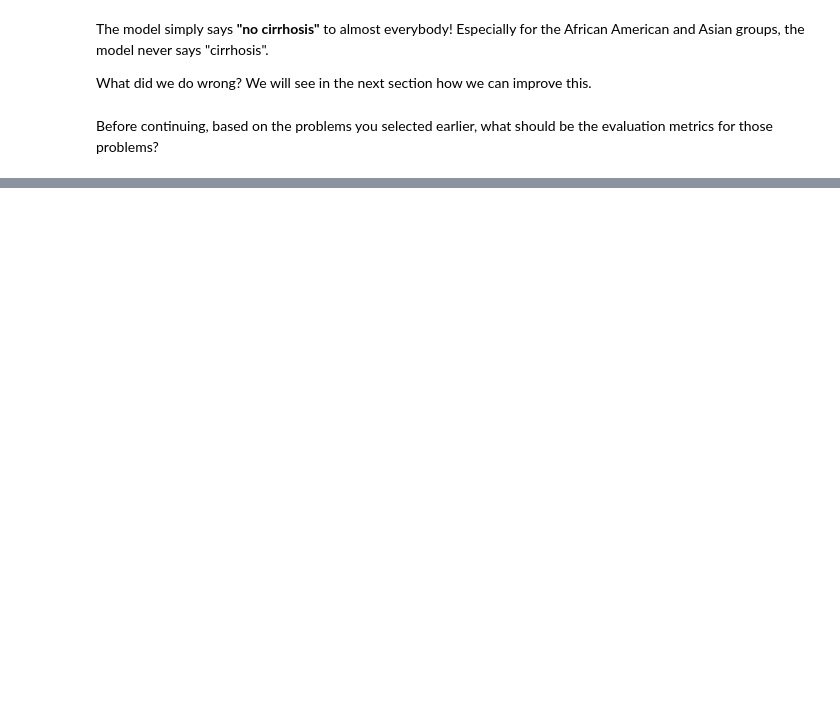
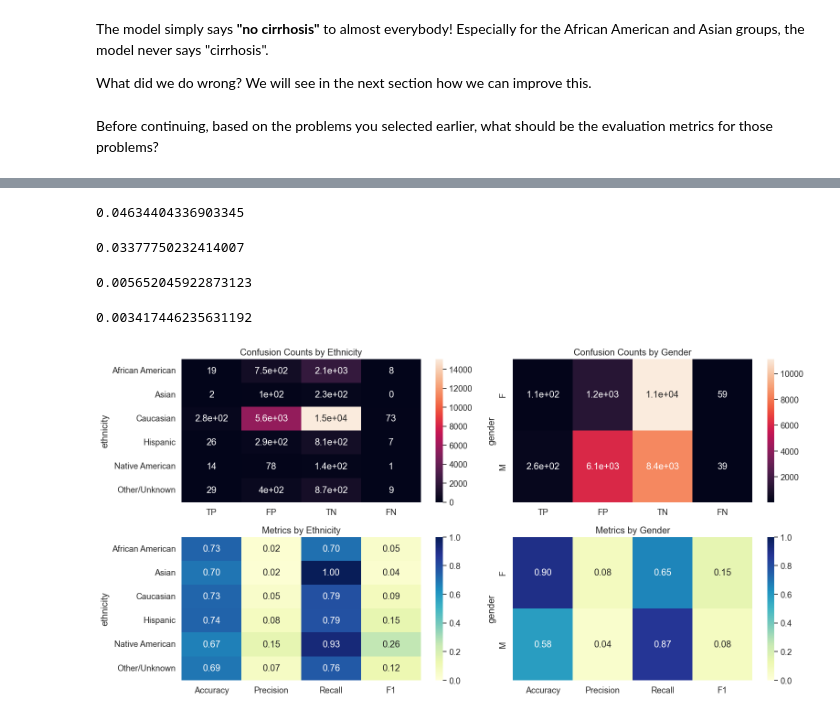
Before and after one commit to donlaporntr/TSCCM_Bias_In_AI_Workshop, a Jupyter notebook: AI_Fairness_in_Medicine.ipynb, the cells around one changed output, grey strips where cells are left out. Saved outputs shown, nothing was run; the diff lists cells and outputs as text; code cells hidden in the pictures; blank space fills up the shorter version.

```diff
--- a/AI_Fairness_in_Medicine.ipynb
+++ b/AI_Fairness_in_Medicine.ipynb
@@ -582,0 +589,3 @@ At the end of this material, let's take a step further and discuss with the team
+# %%
+def with_prob (p) :
+    return random.random() < p
@@ -582,0 +608,29 @@ At the end of this material, let's take a step further and discuss with the team
+# %%
+df.loc[df.cirrhosis == True, 'drinking'] = [with_prob(0.8) for i in df.loc[df.cirrhosis == True, 'drinking']]
+df.loc[df.cirrhosis == False, 'drinking'] = [with_prob(0.3) for i in df.loc[df.cirrhosis == False, 'drinking']]
+# %%
+df.query("gender == 'M' and drinking == True").cirrhosis.mean()
+# %% [output]
+0.04634404336903345
+# %%
+df.query("gender == 'F' and drinking == True").cirrhosis.mean()
+# %% [output]
+0.03377750232414007
+# %%
+df.query("gender == 'M' and drinking == False").cirrhosis.mean()
+# %% [output]
+0.005652045922873123
+# %%
+df.query("gender == 'F' and drinking == False").cirrhosis.mean()
+# %% [output]
+0.003417446235631192
+# %%
+result_df = train_and_evaluate(df=df,
+                               numerical_features=NUM_FEATURES,
+                               categorical_features=["gender"],
+                               target=TARGET,
+                               groups=GROUPS,
+                               balance=True)
+plot_result_df(result_df)
+# %% [output]
+[figure, added]
```
Also changed, not shown: parts of 19 cells of this notebook.
